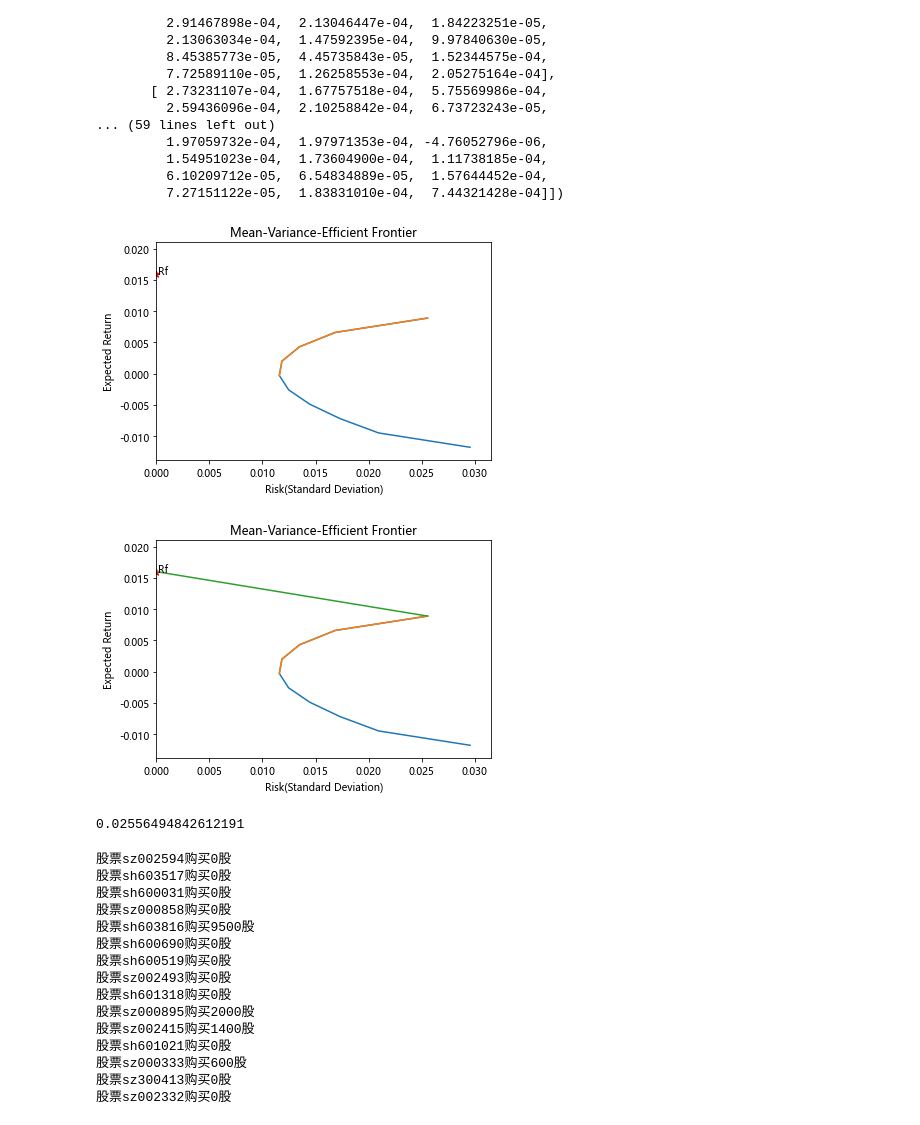
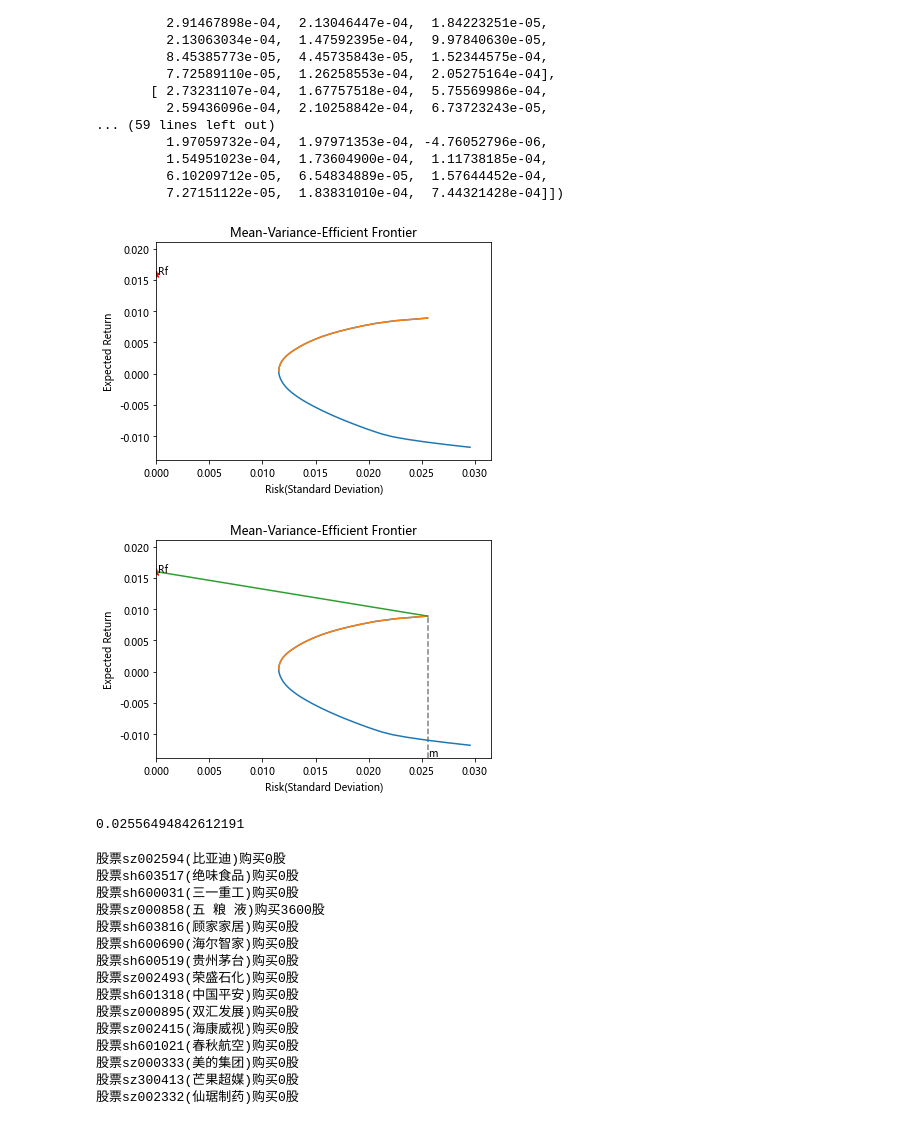
Before and after one commit to Gilmour-99/Stock-Finance-Algorithms, a Jupyter notebook: 股票前缘组合.ipynb, the cells around one changed output. Cells and saved outputs as stored; diff of their text form; code cells hidden in the pictures.

```diff
--- a/股票前缘组合.ipynb
+++ b/股票前缘组合.ipynb
@@ -58,7 +58,7 @@ array([[ 8.74491704e-04,  1.93891318e-04,  2.73231107e-04,
          6.10209712e-05,  6.54834889e-05,  1.57644452e-04,
          7.27151122e-05,  1.83831010e-04,  7.44321428e-04]])
 # %%
-[target_variance, target_returns, PortWts, postive_target_returns, postive_target_variance]=frontcon(ExpReturn, ExpCov)
+[target_variance, target_returns, PortWts, postive_target_returns, postive_target_variance]=frontcon(ExpReturn, ExpCov , 50)
 # 找到满足前沿条件的解（上半直线）
 plt.plot(target_variance, target_returns)
 plt.plot(postive_target_variance, postive_target_returns)
@@ -71,25 +71,27 @@ plt.xlabel("Risk(Standard Deviation)")
 plt.ylabel("Expected Return")
 plt.show()
 # %% [output]
-[figure, old version]
+[figure, new version]
 # %%
 # 画证券市场线
 [M,E_rm]=Get_M(postive_target_returns,postive_target_variance,RF)
 x=[0,postive_target_variance[M]]
 y=[RF,postive_target_returns[M]]
 plt.plot(target_variance, target_returns)
 plt.plot(postive_target_variance, postive_target_returns)
 plt.plot(x,y)
+plt.vlines(postive_target_variance[M],np.array(target_returns).min()-0.002,postive_target_returns[M],linestyles = "dashed",color='gray')
 plt.scatter(0,RF,s=50,marker='*',c='red')
 plt.text(0.0001,RF,'Rf')
+plt.text(postive_target_variance[M]+0.0001,np.array(target_returns).min()-0.0018,'m')
 plt.ylim(np.array(target_returns).min()-0.002,RF+0.005)
 plt.xlim(0,np.array(target_variance).max()+0.002)
 plt.title("Mean-Variance-Efficient Frontier")
 plt.xlabel("Risk(Standard Deviation)")
 plt.ylabel("Expected Return")
 plt.show()
 # %% [output]
-[figure, old version]
+[figure, new version]
 # %%
 # 计算组合的beta系数
 m=len(target_returns)-len(postive_target_returns)+M
@@ -97,20 +100,20 @@ beta(sigma_rp(ExpCov,PortWts,m),postive_target_variance[M])
 # %% [output]
 0.02556494842612191
 # %%
-plan(stock_list,PortWts[8],1000000).perchase_plan()
+plan(stock_list,PortWts[m],1000000).perchase_plan()
 # %% [output]
-股票sz002594购买0股
-股票sh603517购买0股
-股票sh600031购买0股
-股票sz000858购买0股
-股票sh603816购买9500股
-股票sh600690购买0股
-股票sh600519购买0股
-股票sz002493购买0股
-股票sh601318购买0股
-股票sz000895购买2000股
-股票sz002415购买1400股
-股票sh601021购买0股
-股票sz000333购买600股
-股票sz300413购买0股
-股票sz002332购买0股
+股票sz002594(比亚迪)购买0股
+股票sh603517(绝味食品)购买0股
+股票sh600031(三一重工)购买0股
+股票sz000858(五 粮 液)购买3600股
+股票sh603816(顾家家居)购买0股
+股票sh600690(海尔智家)购买0股
+股票sh600519(贵州茅台)购买0股
+股票sz002493(荣盛石化)购买0股
+股票sh601318(中国平安)购买0股
+股票sz000895(双汇发展)购买0股
+股票sz002415(海康威视)购买0股
+股票sh601021(春秋航空)购买0股
+股票sz000333(美的集团)购买0股
+股票sz300413(芒果超媒)购买0股
+股票sz002332(仙琚制药)购买0股
```
Also changed, not shown: parts of 1 cell of this notebook, 3 other files.
